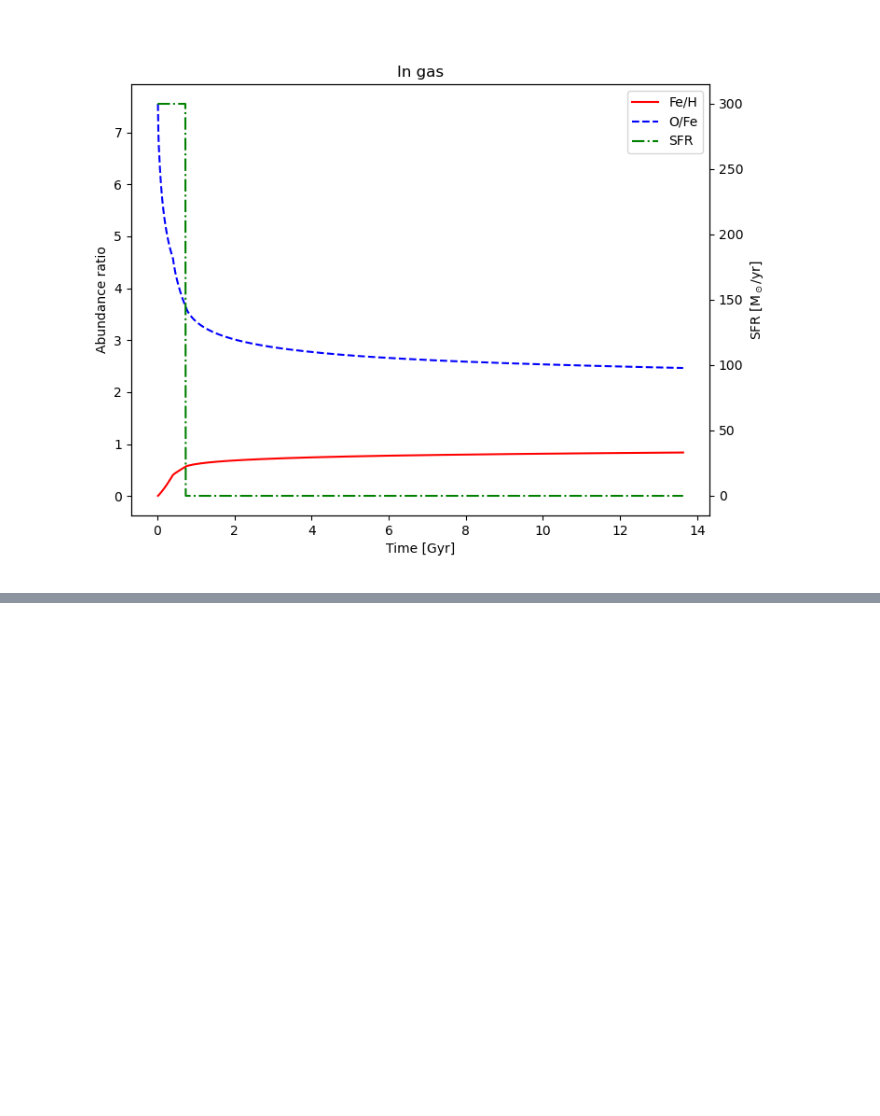
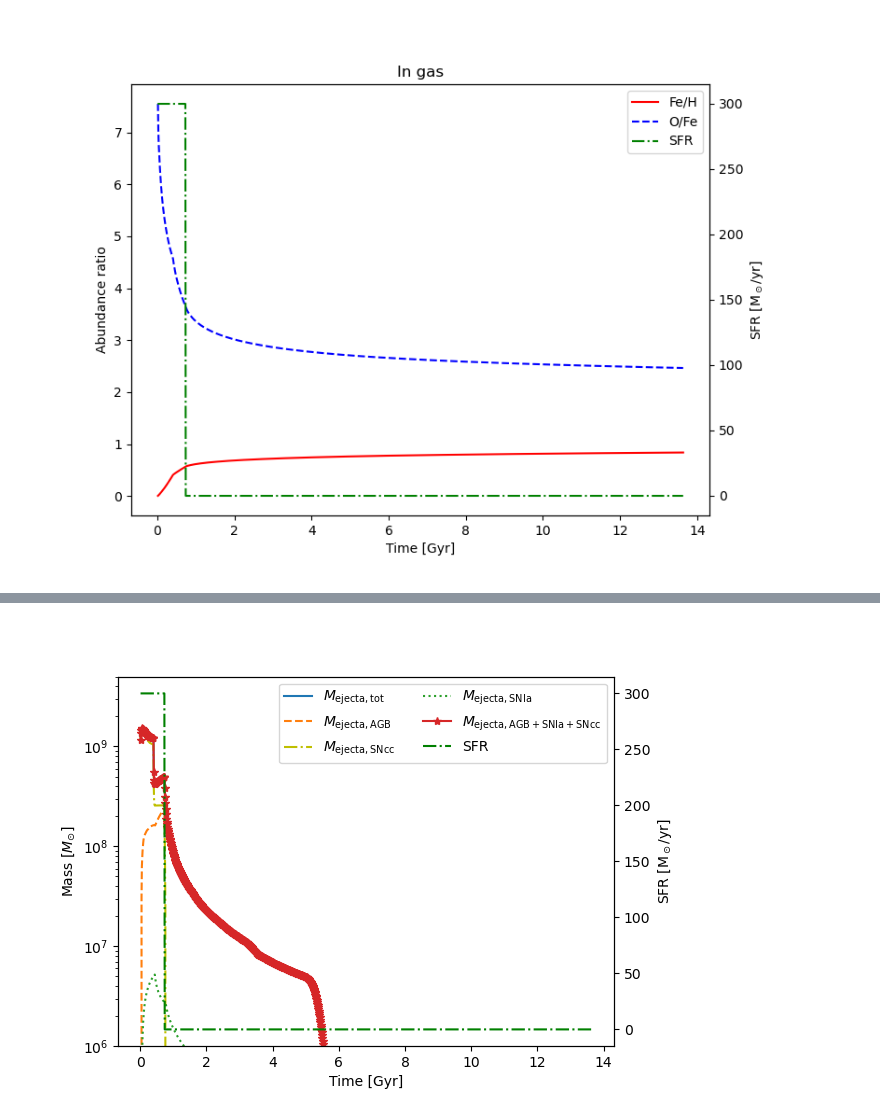
Before and after one commit to liuguanfu1120/ChemEvoIMF, a Jupyter notebook: read_results_example.ipynb, the cells around one changed output, grey strips where cells are left out. Cells and saved outputs as stored; diff of their text form; code cells hidden in the pictures; blank space fills up the shorter version.

```diff
--- a/read_results_example.ipynb
+++ b/read_results_example.ipynb
@@ -43,0 +83,22 @@ plt.show()
+# %%
+fig, ax = plt.subplots()
+line1, = ax.plot(SFH['Age']/1e9, EjectElement.sum(axis=1), '-')
+line2, = ax.plot(SFH['Age']/1e9, AGB_Element.sum(axis=1), '--')
+line3, = ax.plot(SFH['Age']/1e9, SNccElement.sum(axis=1), 'y-.')
+line4, = ax.plot(SFH['Age']/1e9, SNIaElement.sum(axis=1), ':')
+line5, = ax.plot(SFH['Age']/1e9, (AGB_Element+SNIaElement+SNccElement).sum(axis=1), '-*')
+
+ax1 = ax.twinx()
+line6, = ax1.plot(SFH['Age']/1e9, SFH['SFR'], 'g-.')
+ax.set_xlabel('Time [Gyr]')
+ax.set_ylabel(r'Mass [$M_{\odot}$]')
+ax1.set_ylabel(r'SFR [M$_\odot$/yr]')
+ax.legend([line1, line2, line3, line4, line5, line6],
+          [r'$M_{\rm ejecta, tot}$', r'$M_{\rm ejecta, AGB}$', r'$M_{\rm ejecta, SNcc}$',
+           r'$M_{\rm ejecta,SNIa}$', r'$M_{\rm ejecta, AGB+SNIa+SNcc}$', 'SFR'], ncol=2)
+
+ax.semilogy()
+ax.set_ylim(1e6, 5e9)
+plt.show()
+# %% [output]
+[figure, added]
```
Also changed, not shown: parts of 11 cells of this notebook, 15 other files.
